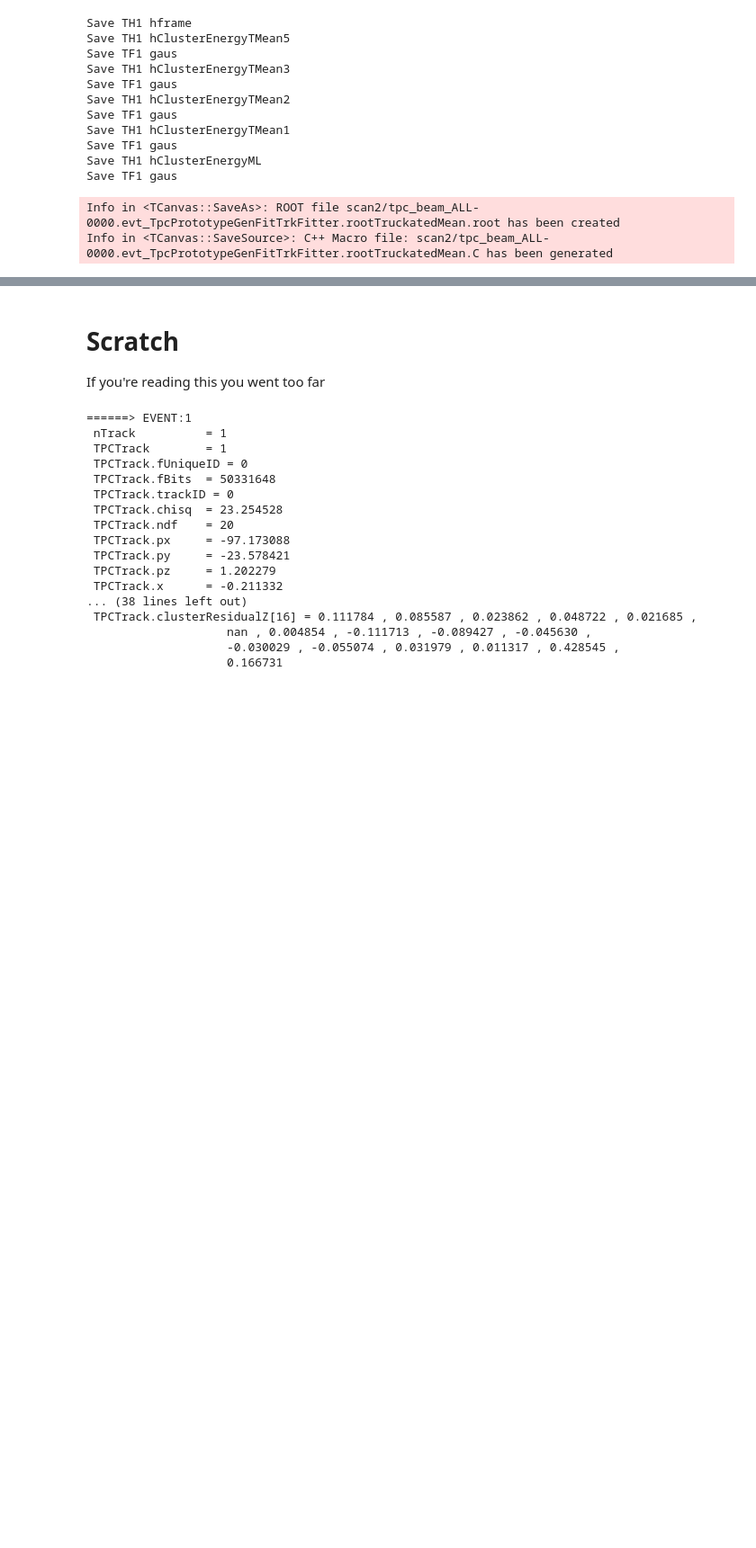
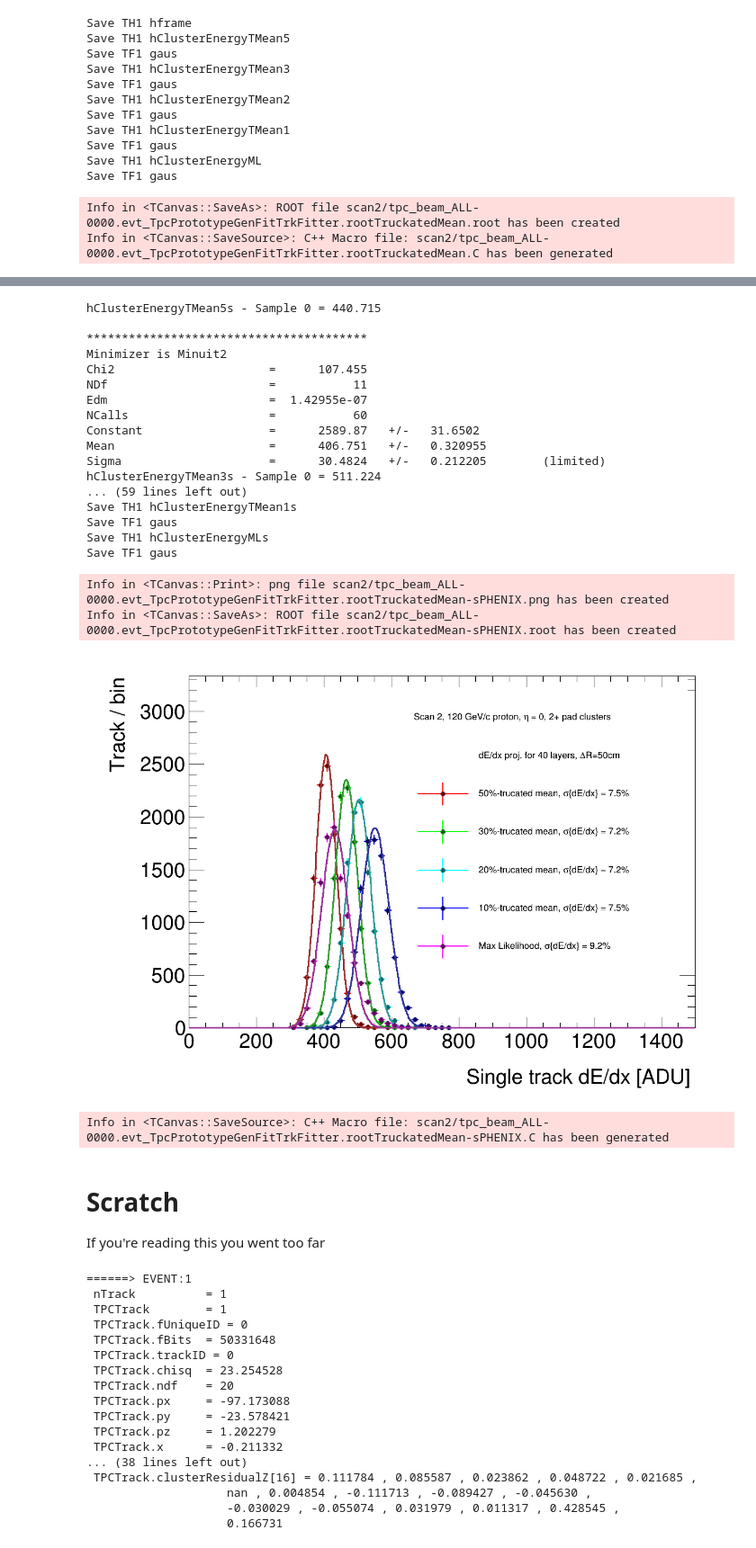
Before and after one commit to sPHENIX-Collaboration/analysis_tpc_prototype, a Jupyter notebook: fnal_2019/dEdx/main.ipynb, the cells around one changed output, grey strips where cells are left out. Shown at 90% size. Saved outputs shown, nothing was run; the diff lists cells and outputs as text; code cells hidden in the pictures; blank space fills up the shorter version.

Commit message:
add sPHENIX configuration

```diff
--- a/fnal_2019/dEdx/main.ipynb
+++ b/fnal_2019/dEdx/main.ipynb
@@ -587,3 +595,83 @@ Info in <TCanvas::SaveSource>: C++ Macro file: scan2/tpc_beam_ALL-0000.evt_TpcPr
+# %%
+{
+
+    const int N_layer = 40;
+    const int N_sample = 10000;
+    TH1 * hClusterEnergyTMean5 = dEdxStatTruncatedMean(hClusterEnergy,"hClusterEnergyTMean5s",N_sample, N_layer,.5, kRed+3);
+    TH1 * hClusterEnergyTMean3 = dEdxStatTruncatedMean(hClusterEnergy,"hClusterEnergyTMean3s",N_sample, N_layer,.3, kGreen+3);
+    TH1 * hClusterEnergyTMean2 = dEdxStatTruncatedMean(hClusterEnergy,"hClusterEnergyTMean2s",N_sample, N_layer,.2, kCyan+3);
+    TH1 * hClusterEnergyTMean1 = dEdxStatTruncatedMean(hClusterEnergy,"hClusterEnergyTMean1s",N_sample, N_layer,.1, kBlue+3);
+    // TH1 * hClusterEnergyML = dEdxStatML(hClusterEnergy,"hClusterEnergyML",N_sample/10, N_layer,hClusterEnergyFit, kMagenta+3);
+    TH1 * hClusterEnergyML = dEdxStatML(hClusterEnergy,"hClusterEnergyMLs",N_sample, N_layer,hClusterEnergyFit, kMagenta+3);
+
+    TCanvas *c1 = new TCanvas("TruckatedMean-sPHENIX", "TruckatedMean-sPHENIX", 1200, 860);
+    //  c1->Divide(2, 1);
+    int idx = 1;
+    TPad *p = nullptr;
+
+    p = (TPad *) c1->cd(idx++);
+    c1->Update();
+//     p->SetLogy();
+    p->DrawFrame(0,0,1500,N_sample/3,";Single track dE/dx [ADU];Track / bin");
+
+    TLegend *leg = new TLegend(.5, .3, .95, .9,  description);
+    leg->AddEntry("", Form("dE/dx proj. for %d layers, #DeltaR=%.0fcm", N_layer, N_layer*1.25),"");
+    TF1 * fitfunc (nullptr);
+
+
+    hClusterEnergyTMean5->Draw("same");
+    fitfunc = (TF1 *)hClusterEnergyTMean5->GetListOfFunctions()->At(0);
+    fitfunc->Draw("same");
+    leg->AddEntry(hClusterEnergyTMean5, Form("50%%-trucated mean, #sigma{dE/dx} = %.1f%%",fitfunc->GetParameter(2)/fitfunc->GetParameter(1)*100), "lpe");
+
+    hClusterEnergyTMean3->Draw("same");
+    fitfunc = (TF1 *)hClusterEnergyTMean3->GetListOfFunctions()->At(0);
+    fitfunc->Draw("same");
+    leg->AddEntry(hClusterEnergyTMean3, Form("30%%-trucated mean, #sigma{dE/dx} = %.1f%%",fitfunc->GetParameter(2)/fitfunc->GetParameter(1)*100), "lpe");
+
+    hClusterEnergyTMean2->Draw("same");
+    fitfunc = (TF1 *)hClusterEnergyTMean2->GetListOfFunctions()->At(0);
+    fitfunc->Draw("same");
+    leg->AddEntry(hClusterEnergyTMean2, Form("20%%-trucated mean, #sigma{dE/dx} = %.1f%%",fitfunc->GetParameter(2)/fitfunc->GetParameter(1)*100), "lpe");
+
+    hClusterEnergyTMean1->Draw("same");
+    fitfunc = (TF1 *)hClusterEnergyTMean1->GetListOfFunctions()->At(0);
+    fitfunc->Draw("same");
+    leg->AddEntry(hClusterEnergyTMean1, Form("10%%-trucated mean, #sigma{dE/dx} = %.1f%%",fitfunc->GetParameter(2)/fitfunc->GetParameter(1)*100), "lpe");
+
+    hClusterEnergyML->Draw("same");
+    fitfunc = (TF1 *)hClusterEnergyML->GetListOfFunctions()->At(0);
+    fitfunc->Draw("same");
+    leg->AddEntry(hClusterEnergyML, Form("Max Likelihood, #sigma{dE/dx} = %.1f%%",fitfunc->GetParameter(2)/fitfunc->GetParameter(1)*100), "lpe");
+
+    leg->Draw();
+
+    c1->Draw();
+    SaveCanvas(c1,
+             TString(_file0->GetName()) + TString(c1->GetName()), kFALSE);
+}
+# %% [output]
+hClusterEnergyTMean5s - Sample 0 = 440.715
+
+****************************************
+Minimizer is Minuit2
+Chi2                      =      107.455
+NDf                       =           11
+Edm                       =  1.42955e-07
+NCalls                    =           60
+Constant                  =      2589.87   +/-   31.6502
+Mean                      =      406.751   +/-   0.320955
+Sigma                     =      30.4824   +/-   0.212205        (limited)
+hClusterEnergyTMean3s - Sample 0 = 511.224
+... (59 lines left out)
+Save TH1 hClusterEnergyTMean1s
+Save TF1 gaus
+Save TH1 hClusterEnergyMLs
+Save TF1 gaus
+Info in <TCanvas::Print>: png file scan2/tpc_beam_ALL-0000.evt_TpcPrototypeGenFitTrkFitter.rootTruckatedMean-sPHENIX.png has been created
+Info in <TCanvas::SaveAs>: ROOT file scan2/tpc_beam_ALL-0000.evt_TpcPrototypeGenFitTrkFitter.rootTruckatedMean-sPHENIX.root has been created
+[figure, added]
+Info in <TCanvas::SaveSource>: C++ Macro file: scan2/tpc_beam_ALL-0000.evt_TpcPrototypeGenFitTrkFitter.rootTruckatedMean-sPHENIX.C has been generated
 # %% [markdown]
 # Scratch
 If you're reading this you went too far
```
Also changed, not shown: parts of 7 cells of this notebook, 6 other files.
